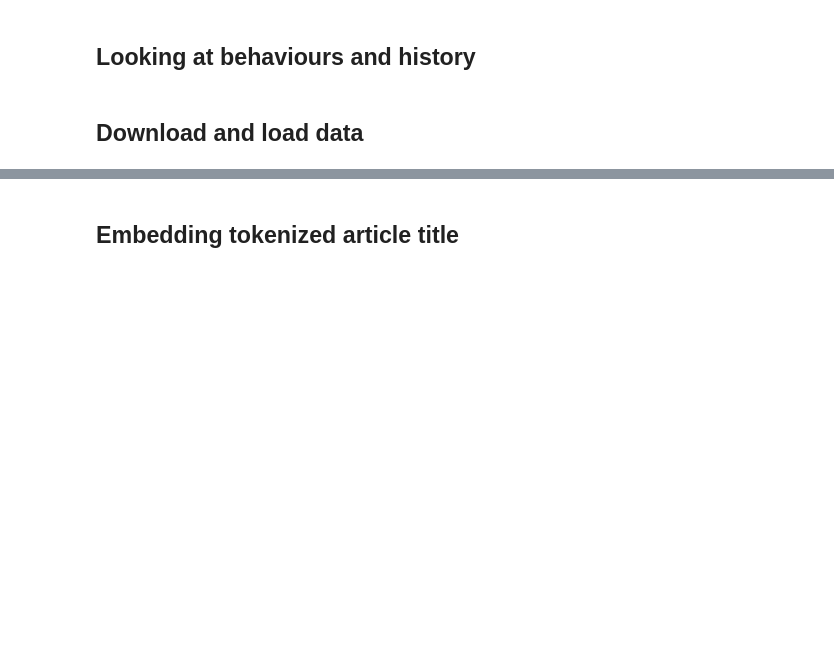
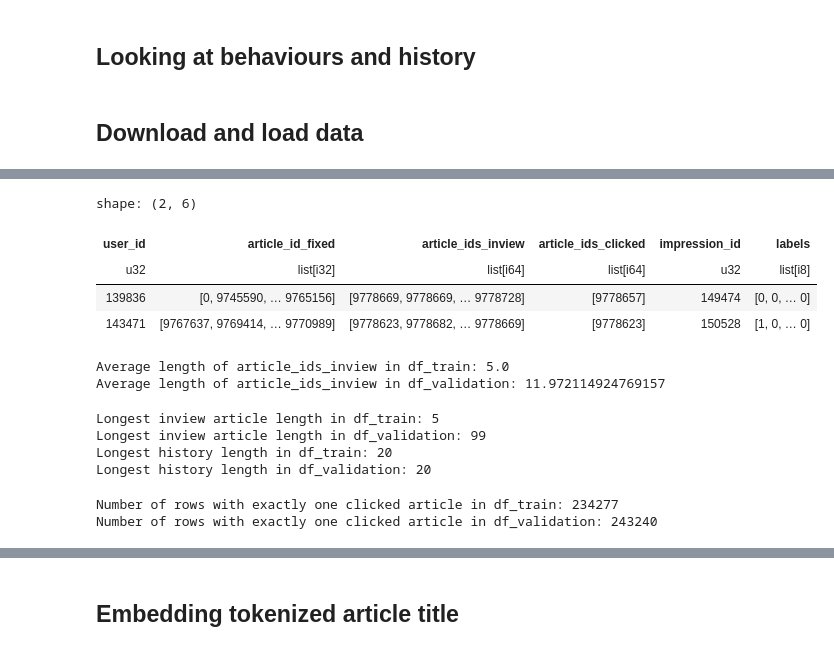
Before and after one commit to Gustavclausen1804/Deeplearning-RecSys-Challenge-2024, a Jupyter notebook: nrms_torch.ipynb, the cells around one changed output, grey strips where cells are left out. Saved outputs shown, nothing was run; the diff lists cells and outputs as text; code cells hidden in the pictures; blank space fills up the shorter version.

```diff
--- a/nrms_torch.ipynb
+++ b/nrms_torch.ipynb
@@ -100,33 +109,40 @@ COLUMNS = [
     DEFAULT_USER_COL,
     DEFAULT_HISTORY_ARTICLE_ID_COL,
     DEFAULT_INVIEW_ARTICLES_COL,
     DEFAULT_CLICKED_ARTICLES_COL,
     DEFAULT_IMPRESSION_ID_COL,
+    DEFAULT_READ_TIME_COL,
 ]
 HISTORY_SIZE = 20 # TODO: History size.
 FRACTION = 1
 
 df_train = (
     ebnerd_from_path(PATH.joinpath("train"), history_size=HISTORY_SIZE)
     .select(COLUMNS)
     .pipe(
         sampling_strategy_wu2019,
         npratio=4,
         shuffle=True,
         with_replacement=True,
         seed=123,
     )
     .pipe(create_binary_labels_column)
     .sample(fraction=FRACTION)
 )
 # =>
 df_validation = (
     ebnerd_from_path(PATH.joinpath("validation"), history_size=HISTORY_SIZE)
     .select(COLUMNS)
     .pipe(create_binary_labels_column)
     .sample(fraction=FRACTION)
 )
 df_train.head(2)
+# %% [output]
+shape: (2, 6)
+| user_id | article_id_fixed | article_ids_inview | article_ids_clicked | impression_id | labels |
+| u32 | list[i32] | list[i64] | list[i64] | u32 | list[i8] |
+| 139836 | [0, 9745590, … 9765156] | [9778669, 9778669, … 9778728] | [9778657] | 149474 | [0, 0, … 0] |
+| 143471 | [9767637, 9769414, … 9770989] | [9778623, 9778682, … 9778669] | [9778623] | 150528 | [1, 0, … 0] |
 # %%
 def calculate_average_length(df, column):
     total_length = sum(len(row) for row in df[column])
@@ -140,6 +156,9 @@ print(f"Average length of article_ids_inview in df_train: {average_length_inview
 # Calculate average length for df_validation
 average_length_inview_validation = calculate_average_length(df_validation, DEFAULT_INVIEW_ARTICLES_COL)
 print(f"Average length of article_ids_inview in df_validation: {average_length_inview_validation}")
+# %% [output]
+Average length of article_ids_inview in df_train: 5.0
+Average length of article_ids_inview in df_validation: 11.972114924769157
 # %%
 # Function to find the maximum length of arrays in a column
 def find_max_length(df, column):
@@ -162,6 +181,11 @@ max_history_length_validation = find_max_length(df_validation, DEFAULT_HISTORY_A
 
 print(f"Longest history length in df_train: {max_history_length_train}")
 print(f"Longest history length in df_validation: {max_history_length_validation}")
+# %% [output]
+Longest inview article length in df_train: 5
+Longest inview article length in df_validation: 99
+Longest history length in df_train: 20
+Longest history length in df_validation: 20
 # %%
 # Function to filter rows with exactly one clicked article
 def filter_rows_with_one_clicked_article(df, clicked_articles_col):
@@ -180,5 +204,8 @@ df_validation = filter_rows_with_one_clicked_article(df_validation, DEFAULT_CLIC
 # Print the results
 print(f"Number of rows with exactly one clicked article in df_train: {df_train.shape[0]}")
 print(f"Number of rows with exactly one clicked article in df_validation: {df_validation.shape[0]}")
+# %% [output]
+Number of rows with exactly one clicked article in df_train: 234277
+Number of rows with exactly one clicked article in df_validation: 243240
 # %%
 df_validation.head()
```
Also changed, not shown: parts of 21 cells of this notebook, 5 other files.
